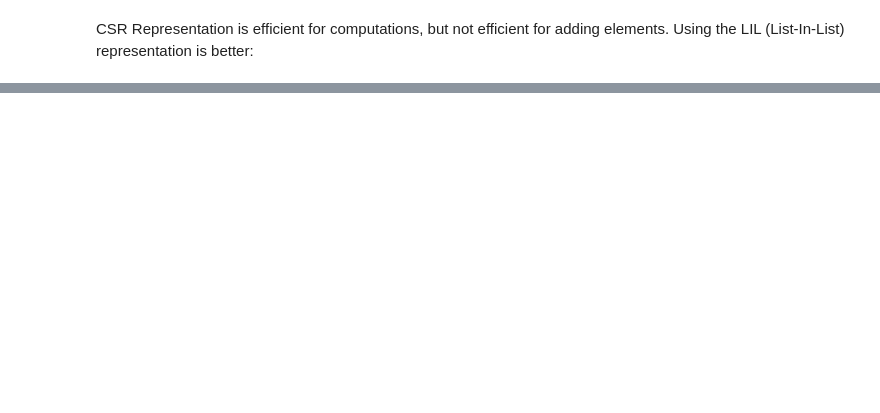
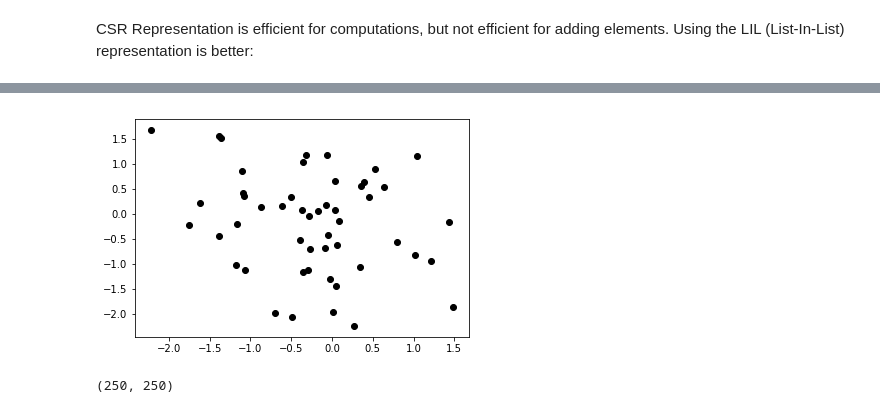
Before and after one commit to klam28/ML, a Jupyter notebook: shadow - 01_basics.ipynb, the cells around one changed output, grey strips where cells are left out. Drawn from its saved outputs; the diff is of its cells as text; code cells hidden in the pictures; blank space fills up the shorter version.

```diff
--- a/shadow - 01_basics.ipynb
+++ b/shadow - 01_basics.ipynb
@@ -172,0 +221,18 @@ print(lil_csr)
+# %%
+# plt.scatter(x,y,color = "some_color") ~ Display Scatter Plot With Points
+
+x_data = np.random.normal(size=50)
+y_data = np.random.normal(size=50)
+plt.scatter(x_data, y_data, color = 'k');
+# %% [output]
+[figure, added]
+# %%
+# Display Images
+# .shape ~ Prints shape of array
+x_points = np.linspace(1, 50, 250)
+y_points = x_points[:, np.newaxis]
+
+im = y_points * np.sin(x_points) * np.cos(y_points)
+print(im.shape)
+# %% [output]
+(250, 250)
```
Also changed, not shown: parts of 22 cells of this notebook, 5 other files.
